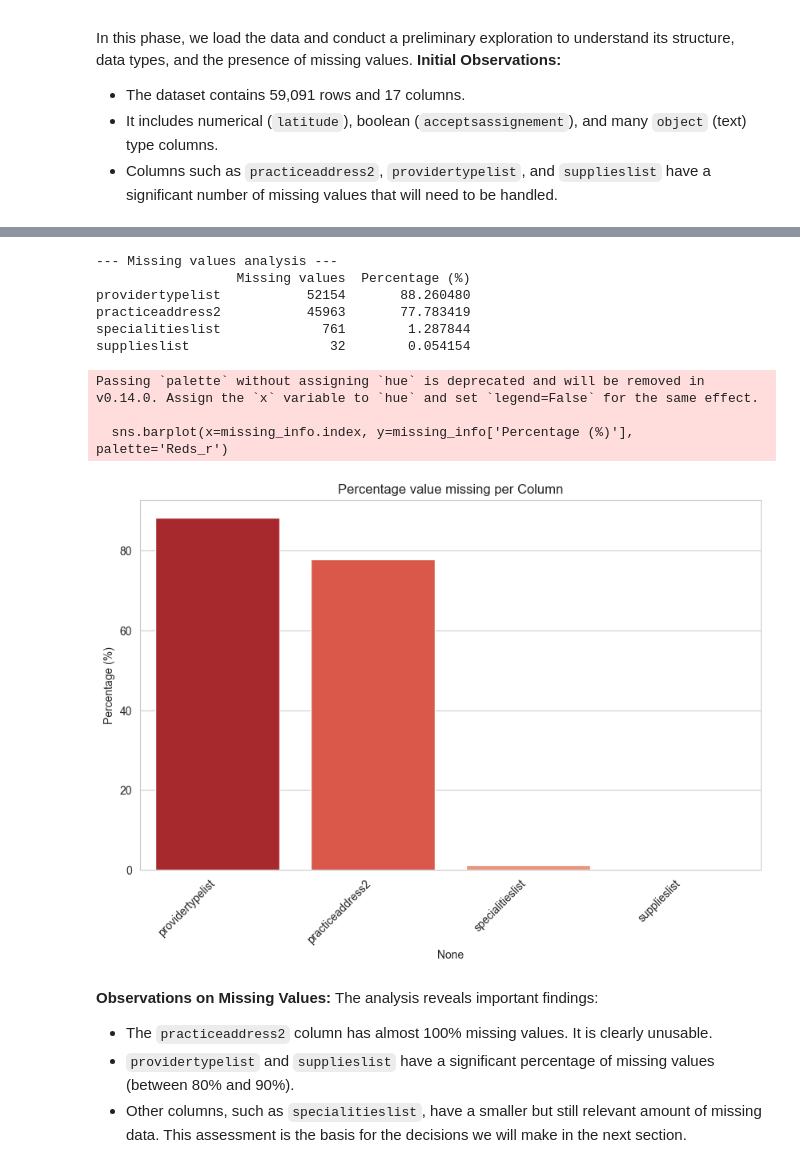
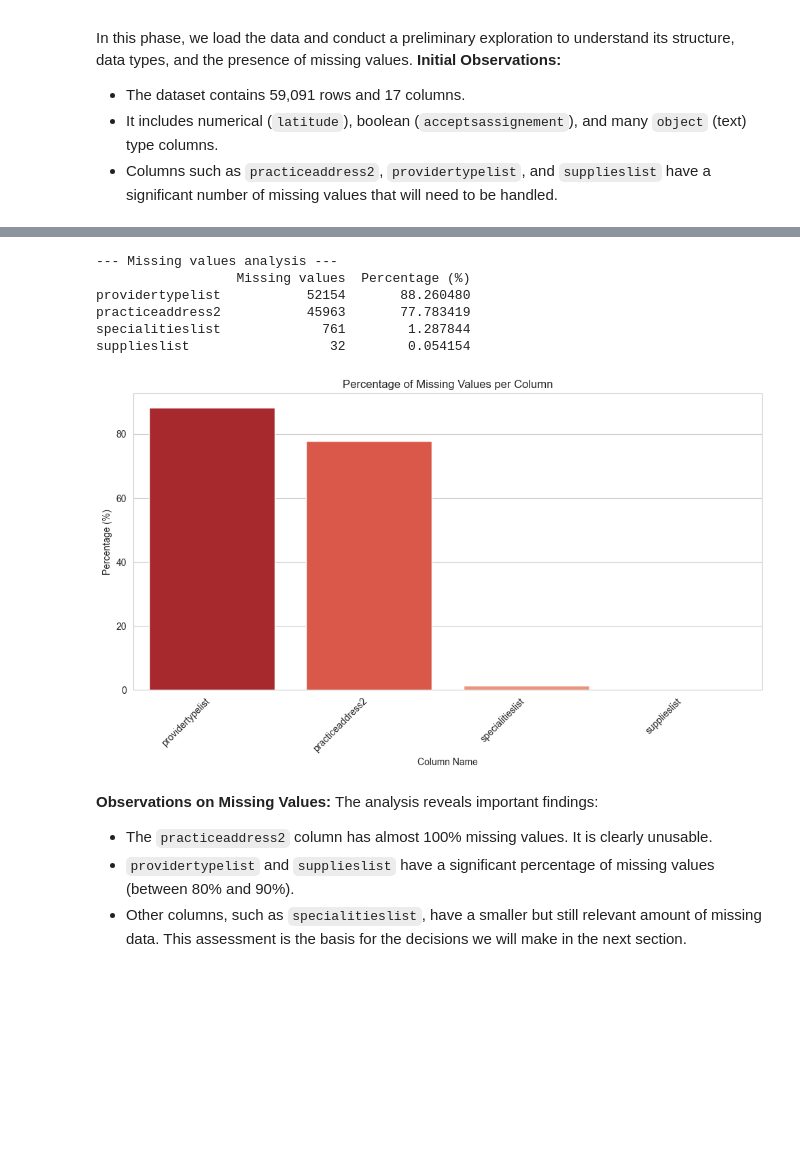
Before and after one commit to nataniel82/Medical-equipement-suppliers, a Jupyter notebook: medical-equipement-suppliers.ipynb, the cells around one changed output, grey strips where cells are left out. Drawn from its saved outputs; the diff is of its cells as text; code cells hidden in the pictures; blank space fills up the shorter version.

```diff
--- a/medical-equipement-suppliers.ipynb
+++ b/medical-equipement-suppliers.ipynb
@@ -60,32 +60,39 @@ memory usage: 6.9+ MB
 # %%
 # calculate missing values percentage per column
 
 missing_values = df.isnull().sum()
 missing_percentage = (missing_values / len(df)) * 100
 # create a DataFrame to summarize missing values
 missing_info = pd.DataFrame({'Missing values': missing_values, 'Percentage (%)': missing_percentage})
 missing_info = missing_info[missing_info['Missing values'] > 0].sort_values(by='Percentage (%)', ascending=False)
 print("\n--- Missing values analysis ---")
 print(missing_info)
 # Grafical visualization of missing values
 if not missing_info.empty:
     plt.figure(figsize=(10, 6))
-    sns.barplot(x=missing_info.index, y=missing_info['Percentage (%)'], palette='Reds_r')
-    plt.title('Percentage value missing per Column')
+
+    sns.barplot(
+        x=missing_info.index,
+        y=missing_info['Percentage (%)'],
+        hue=missing_info.index,
+        palette='Reds_r',
+        legend=False
+    )
+    # ---------------------
+    plt.title('Percentage of Missing Values per Column')
     plt.ylabel('Percentage (%)')
+    plt.xlabel('Column Name')
     plt.xticks(rotation=45, ha="right")
+    plt.tight_layout()
     plt.show()
 # %% [output]
 --- Missing values analysis ---
                   Missing values  Percentage (%)
 providertypelist           52154       88.260480
 practiceaddress2           45963       77.783419
 specialitieslist             761        1.287844
 supplieslist                  32        0.054154
-Passing `palette` without assigning `hue` is deprecated and will be removed in v0.14.0. Assign the `x` variable to `hue` and set `legend=False` for the same effect.
-
-  sns.barplot(x=missing_info.index, y=missing_info['Percentage (%)'], palette='Reds_r')
-[figure, old version]
+[figure, new version]
 # %% [markdown]
 **Observations on Missing Values:**
 The analysis reveals important findings:
```
